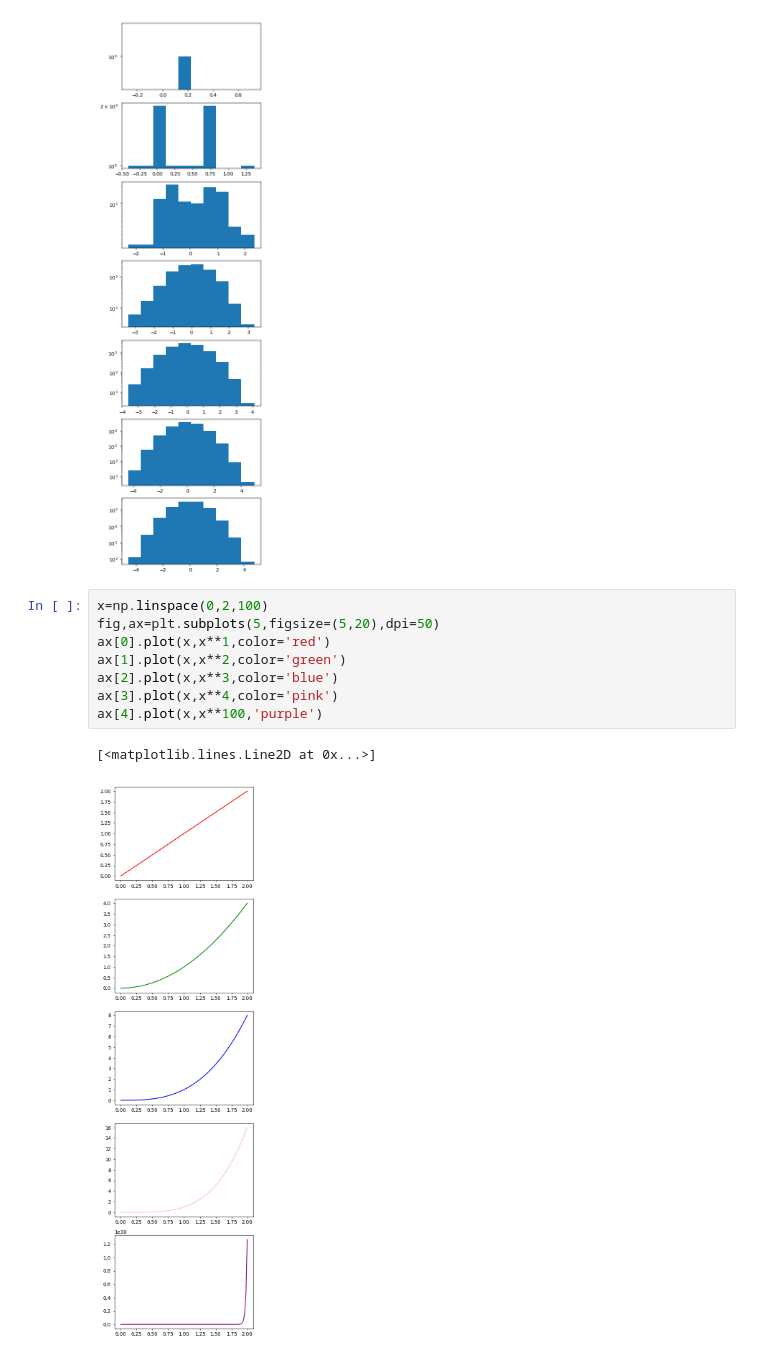
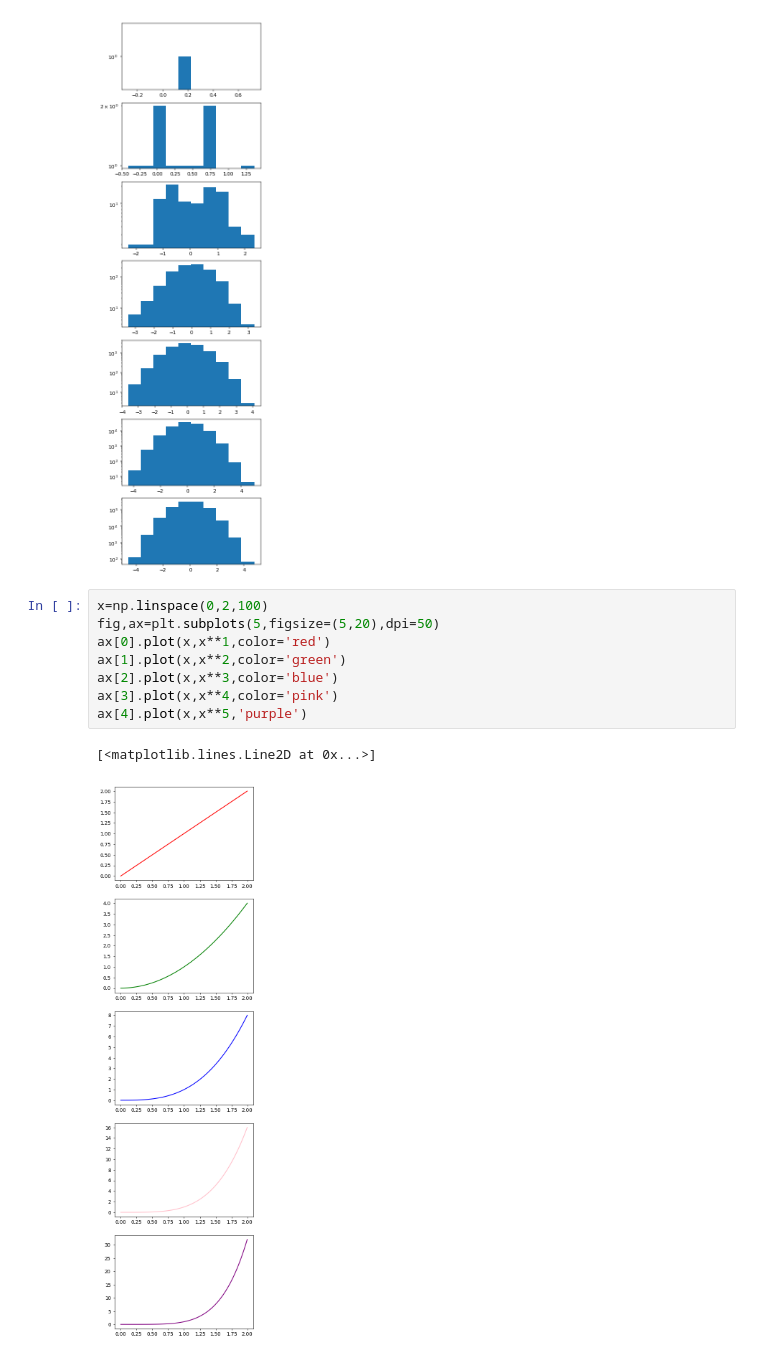
Before and after one commit to Manik9/Data-Visualizations, a Jupyter notebook: dataVisualizaition 1.ipynb, the cells around one changed output. Saved outputs shown, nothing was run; the diff lists cells and outputs as text.

```diff
--- a/dataVisualizaition 1.ipynb
+++ b/dataVisualizaition 1.ipynb
@@ -41,11 +54,11 @@ bottom=1.0, top=1.0
 # %%
 x=np.linspace(0,2,100)
 fig,ax=plt.subplots(5,figsize=(5,20),dpi=50)
 ax[0].plot(x,x**1,color='red')
 ax[1].plot(x,x**2,color='green')
 ax[2].plot(x,x**3,color='blue')
 ax[3].plot(x,x**4,color='pink')
-ax[4].plot(x,x**100,'purple')
+ax[4].plot(x,x**5,'purple')
 # %% [output]
 [<matplotlib.lines.Line2D at 0x...>]
-[figure, old version]
+[figure, new version]
```
Also changed, not shown: parts of 7 cells of this notebook.
